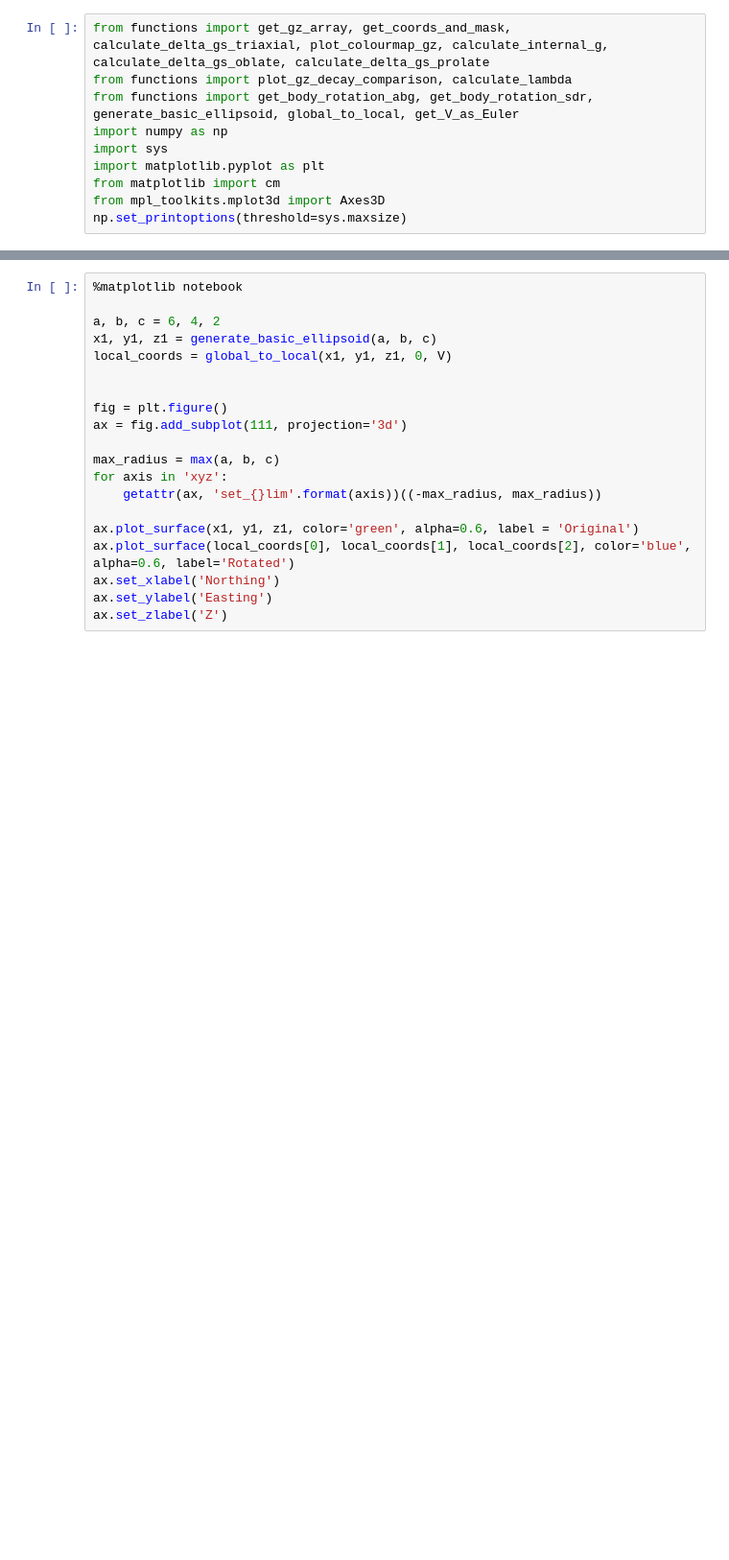
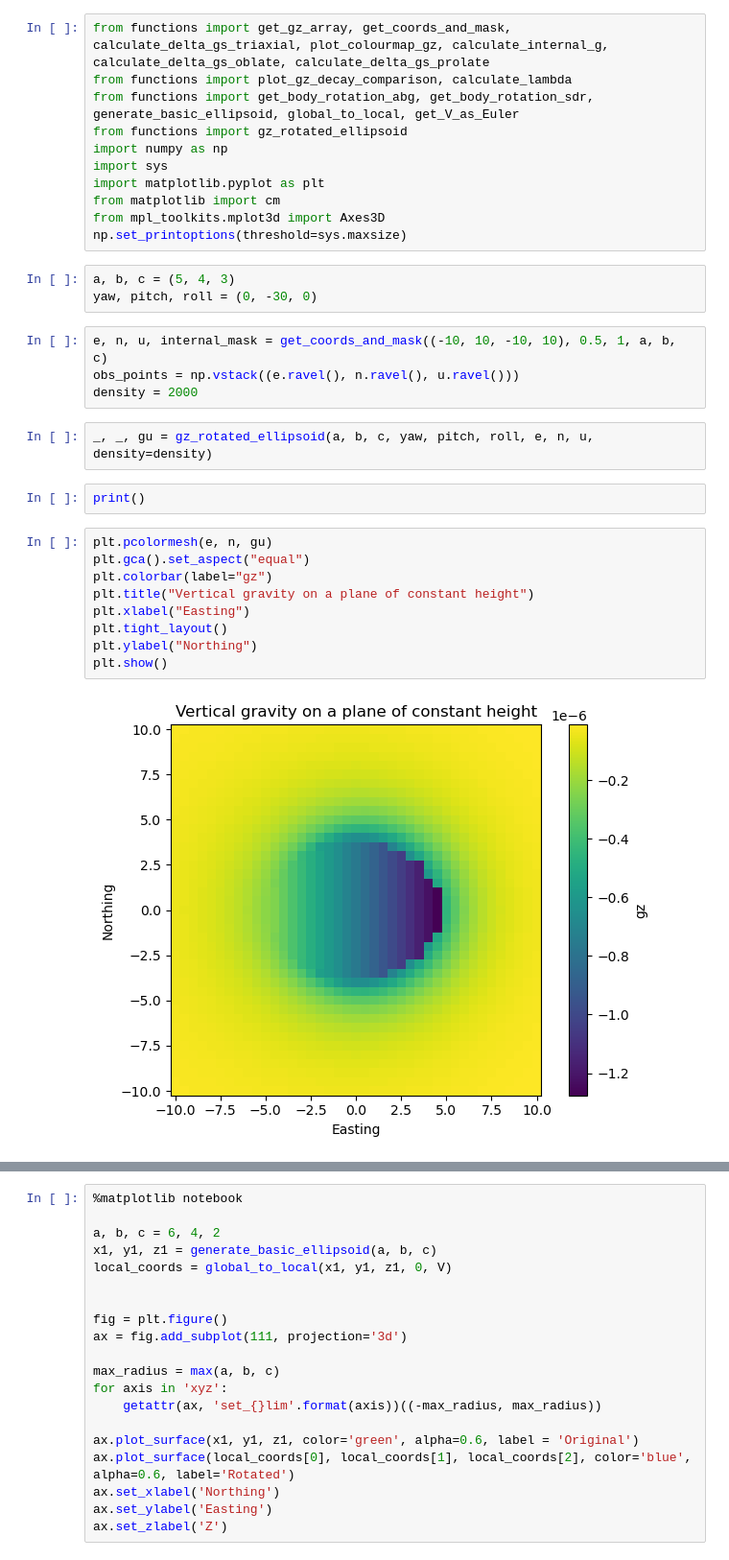
Before and after one commit to ubcgif/2025-baker-ellipsoids, a Jupyter notebook: notebooks/check_functions.ipynb, the cells around one changed output, grey strips where cells are left out. Shown at 96% size. Saved outputs shown, nothing was run; the diff lists cells and outputs as text; blank space fills up the shorter version.

Commit message:
Use of final function to plot the gu component at given surface height

```diff
--- a/notebooks/check_functions.ipynb
+++ b/notebooks/check_functions.ipynb
@@ -2,10 +2,33 @@
 from functions import get_gz_array, get_coords_and_mask, calculate_delta_gs_triaxial, plot_colourmap_gz, calculate_internal_g, calculate_delta_gs_oblate, calculate_delta_gs_prolate
 from functions import plot_gz_decay_comparison, calculate_lambda
 from functions import get_body_rotation_abg, get_body_rotation_sdr, generate_basic_ellipsoid, global_to_local, get_V_as_Euler
+from functions import gz_rotated_ellipsoid
 import numpy as np
 import sys
 import matplotlib.pyplot as plt
 from matplotlib import cm
 from mpl_toolkits.mplot3d import Axes3D
 np.set_printoptions(threshold=sys.maxsize)
+# %%
+a, b, c = (5, 4, 3)
+yaw, pitch, roll = (0, -30, 0)
+# %%
+e, n, u, internal_mask = get_coords_and_mask((-10, 10, -10, 10), 0.5, 1, a, b, c)
+obs_points = np.vstack((e.ravel(), n.ravel(), u.ravel()))
+density = 2000
+# %%
+_, _, gu = gz_rotated_ellipsoid(a, b, c, yaw, pitch, roll, e, n, u, density=density)
+# %%
+print()
+# %%
+plt.pcolormesh(e, n, gu)
+plt.gca().set_aspect("equal")
+plt.colorbar(label="gz")
+plt.title("Vertical gravity on a plane of constant height")
+plt.xlabel("Easting")
+plt.tight_layout()
+plt.ylabel("Northing")
+plt.show()
+# %% [output]
+[figure, added]
 # %%
```
Also changed, not shown: parts of 5 cells of this notebook.
